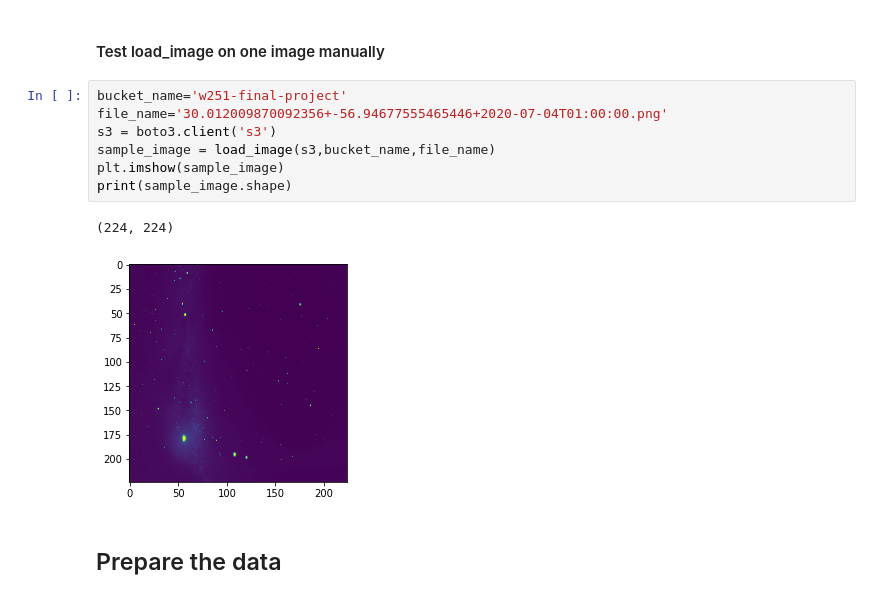
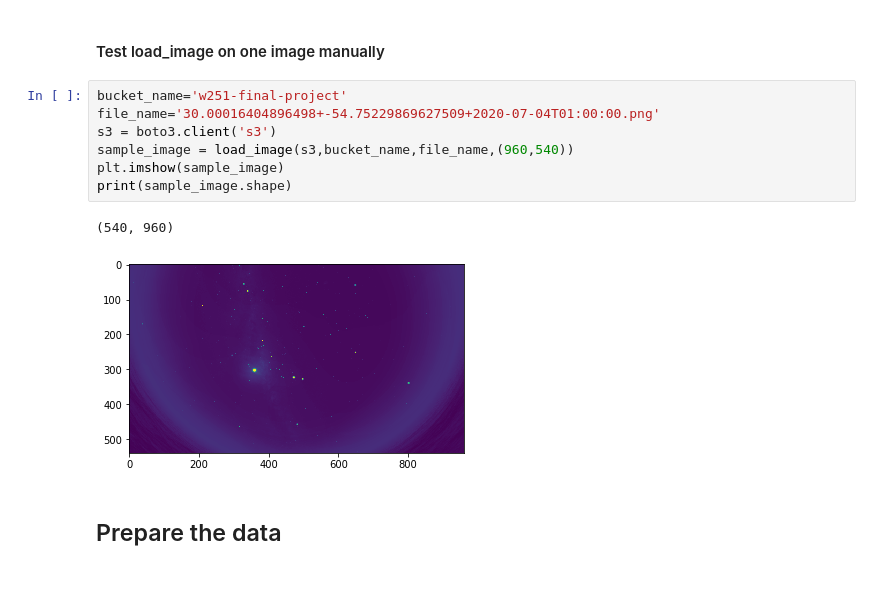
Before and after one commit to travisrmetz/w251-project, a Jupyter notebook: trm_refined_model.ipynb, the cells around one changed output. Cells and saved outputs as stored; diff of their text form.

```diff
--- a/trm_refined_model.ipynb
+++ b/trm_refined_model.ipynb
@@ -142,14 +140,14 @@ def build_labels(file_list,files_to_load):
 #### Test load_image on one image manually
 # %%
 bucket_name='w251-final-project'
-file_name='30.012009870092356+-56.94677555465446+2020-07-04T01:00:00.png'
+file_name='30.00016404896498+-54.75229869627509+2020-07-04T01:00:00.png'
 s3 = boto3.client('s3')
-sample_image = load_image(s3,bucket_name,file_name)
+sample_image = load_image(s3,bucket_name,file_name,(960,540))
 plt.imshow(sample_image)
 print(sample_image.shape)
 # %% [output]
-(224, 224)
+(540, 960)
-[figure, old version]
+[figure, new version]
 # %% [markdown]
 ## Prepare the data
 # %% [markdown]
```
Also changed, not shown: parts of 18 cells of this notebook.
